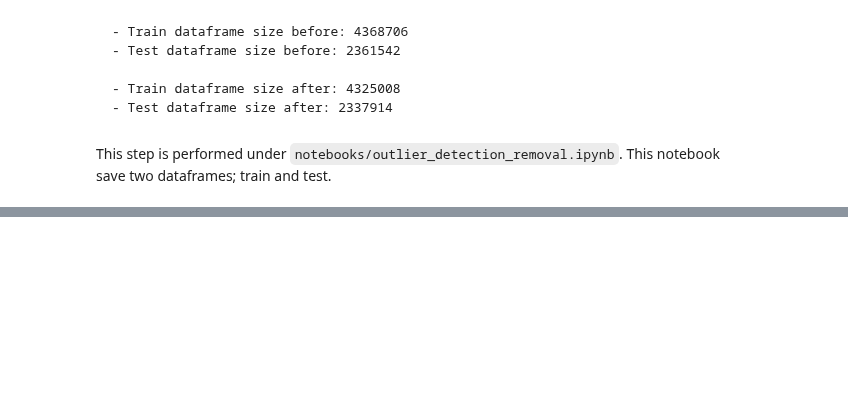
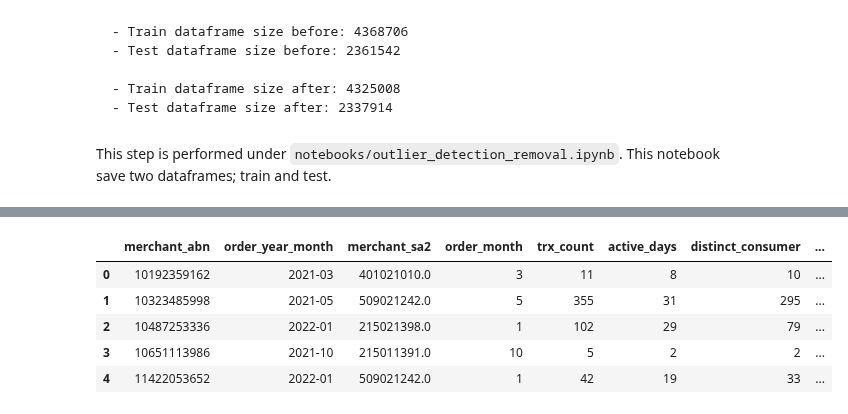
Before and after one commit to MAST30034-Applied-Data-Science/generic-buy-now-pay-later-project-group-11, a Jupyter notebook: notebooks/summary_notebook.ipynb, the cells around one changed output, grey strips where cells are left out. Cells and saved outputs as stored; diff of their text form; code cells hidden in the pictures; blank space fills up the shorter version.

```diff
--- a/notebooks/summary_notebook.ipynb
+++ b/notebooks/summary_notebook.ipynb
@@ -226,0 +248,10 @@ There are only 1% of the transaction data that have a fraud score of higher than
+# %%
+all_df = pd.read_csv('../data/curated/all_df.csv', index_col=[0])
+all_df.head()
+# %% [output]
+|  | merchant_abn | order_year_month | merchant_sa2 | order_month | trx_count | active_days | distinct_consumer | ... |
+| 0 | 10192359162 | 2021-03 | 401021010.0 | 3 | 11 | 8 | 10 | ... |
+| 1 | 10323485998 | 2021-05 | 509021242.0 | 5 | 355 | 31 | 295 | ... |
+| 2 | 10487253336 | 2022-01 | 215021398.0 | 1 | 102 | 29 | 79 | ... |
+| 3 | 10651113986 | 2021-10 | 215011391.0 | 10 | 5 | 2 | 2 | ... |
+| 4 | 11422053652 | 2022-01 | 509021242.0 | 1 | 42 | 19 | 33 | ... |
```
Also changed, not shown: parts of 8 cells of this notebook.
